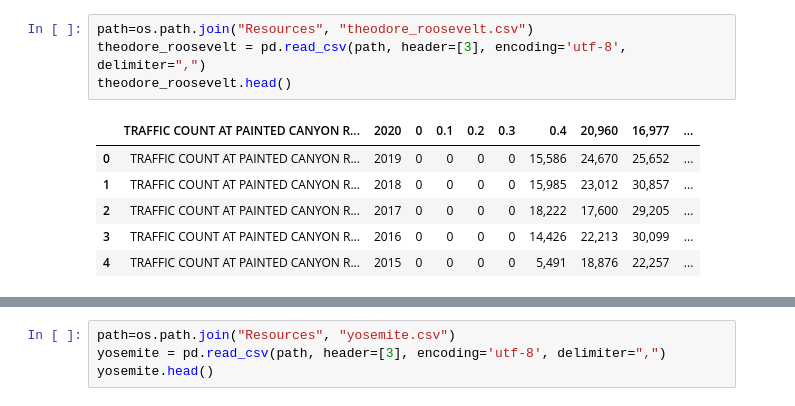
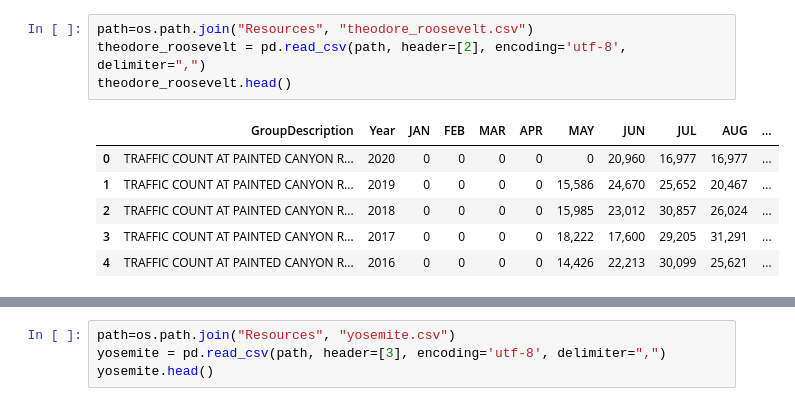
Before and after one commit to pmhu4242/ETL-Project, a Jupyter notebook: np_data_project_2.ipynb, the cells around one changed output, grey strips where cells are left out. Drawn from its saved outputs; the diff is of its cells as text.

```diff
--- a/np_data_project_2.ipynb
+++ b/np_data_project_2.ipynb
@@ -449,13 +481,13 @@ shenandoah.head()
 # %%
 path=os.path.join("Resources", "theodore_roosevelt.csv")
-theodore_roosevelt = pd.read_csv(path, header=[3], encoding='utf-8', delimiter=",")
+theodore_roosevelt = pd.read_csv(path, header=[2], encoding='utf-8', delimiter=",")
 theodore_roosevelt.head()
 # %% [output]
-|  | TRAFFIC COUNT AT PAINTED CANYON R... | 2020 | 0 | 0.1 | 0.2 | 0.3 | 0.4 | 20,960 | 16,977 | ... |
-| 0 | TRAFFIC COUNT AT PAINTED CANYON R... | 2019 | 0 | 0 | 0 | 0 | 15,586 | 24,670 | 25,652 | ... |
-| 1 | TRAFFIC COUNT AT PAINTED CANYON R... | 2018 | 0 | 0 | 0 | 0 | 15,985 | 23,012 | 30,857 | ... |
-| 2 | TRAFFIC COUNT AT PAINTED CANYON R... | 2017 | 0 | 0 | 0 | 0 | 18,222 | 17,600 | 29,205 | ... |
-| 3 | TRAFFIC COUNT AT PAINTED CANYON R... | 2016 | 0 | 0 | 0 | 0 | 14,426 | 22,213 | 30,099 | ... |
-| 4 | TRAFFIC COUNT AT PAINTED CANYON R... | 2015 | 0 | 0 | 0 | 0 | 5,491 | 18,876 | 22,257 | ... |
+|  | GroupDescription | Year | JAN | FEB | MAR | APR | MAY | JUN | JUL | AUG | ... |
+| 0 | TRAFFIC COUNT AT PAINTED CANYON R... | 2020 | 0 | 0 | 0 | 0 | 0 | 20,960 | 16,977 | 16,977 | ... |
+| 1 | TRAFFIC COUNT AT PAINTED CANYON R... | 2019 | 0 | 0 | 0 | 0 | 15,586 | 24,670 | 25,652 | 20,467 | ... |
+| 2 | TRAFFIC COUNT AT PAINTED CANYON R... | 2018 | 0 | 0 | 0 | 0 | 15,985 | 23,012 | 30,857 | 26,024 | ... |
+| 3 | TRAFFIC COUNT AT PAINTED CANYON R... | 2017 | 0 | 0 | 0 | 0 | 18,222 | 17,600 | 29,205 | 31,291 | ... |
+| 4 | TRAFFIC COUNT AT PAINTED CANYON R... | 2016 | 0 | 0 | 0 | 0 | 14,426 | 22,213 | 30,099 | 25,621 | ... |
 # %%
 path=os.path.join("Resources", "wind_cave.csv")
```
Also changed, not shown: parts of 83 cells of this notebook.
